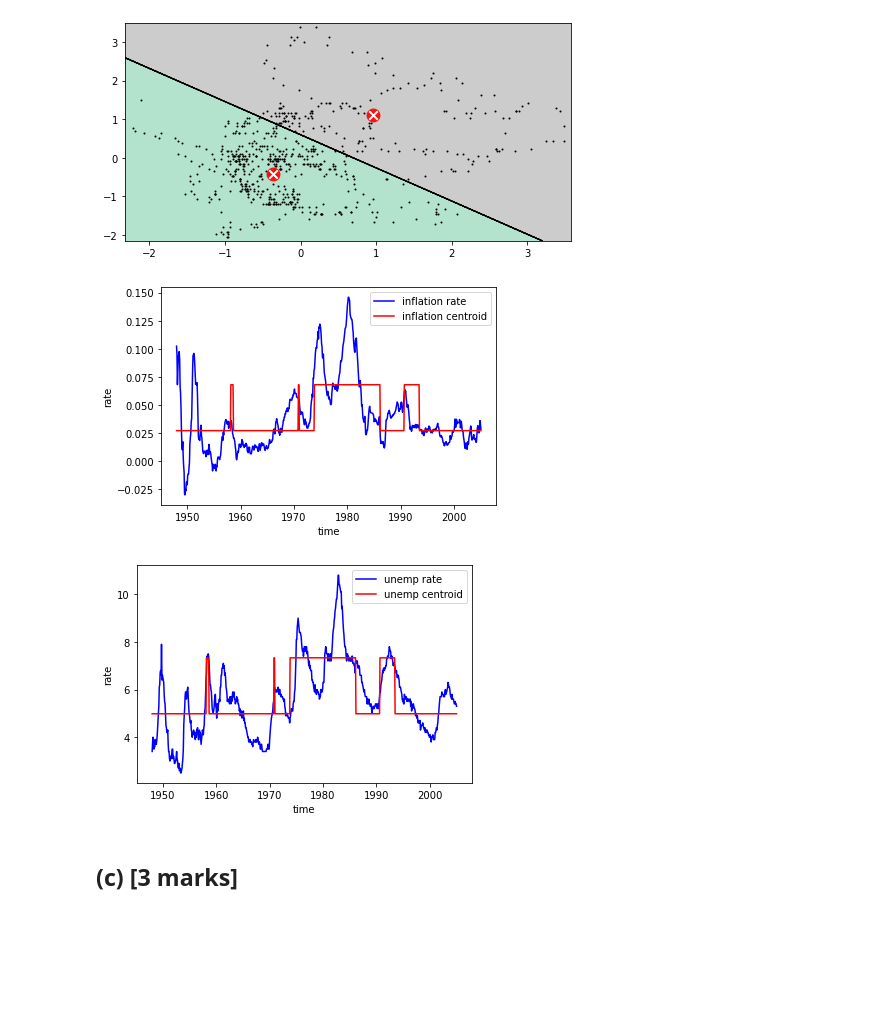
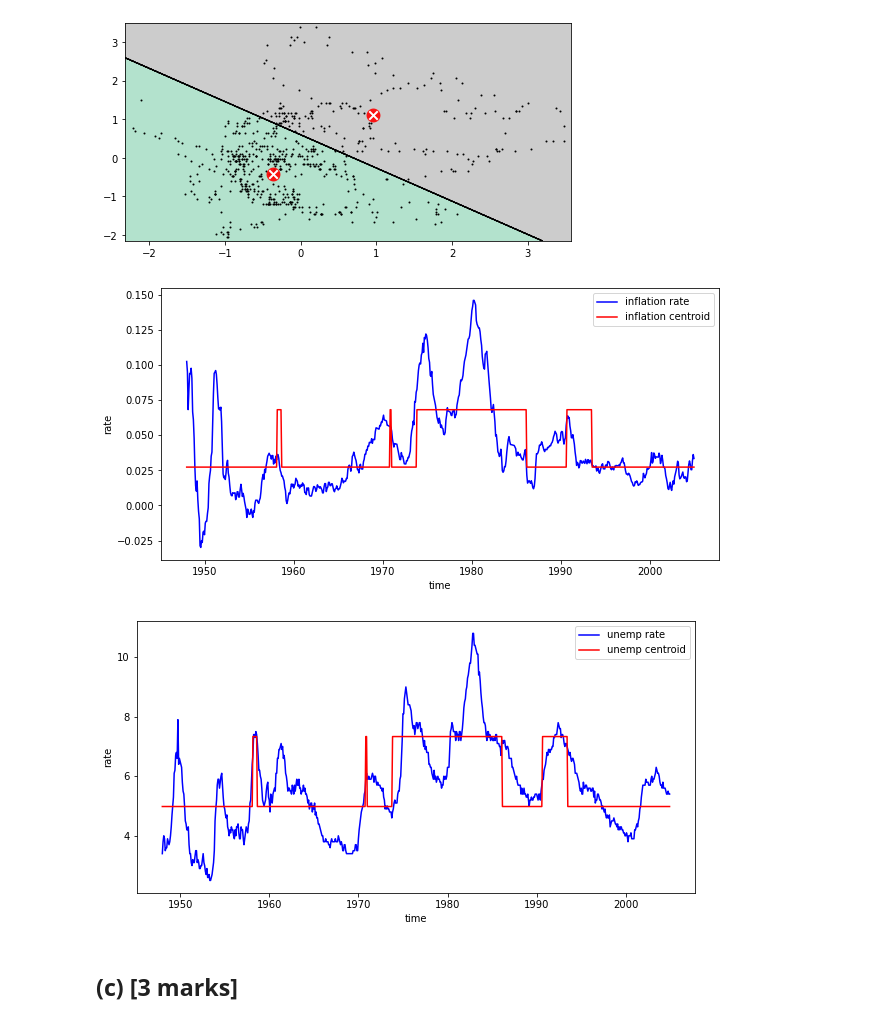
Before and after one commit to InfinityKing48/CFRM521, a Jupyter notebook: HW3/Homework3.ipynb, the cells around one changed output. Cells and saved outputs as stored; diff of their text form; code cells hidden in the pictures; blank space fills up the shorter version.

```diff
--- a/HW3/Homework3.ipynb
+++ b/HW3/Homework3.ipynb
@@ -442,7 +463,7 @@ Split the data into a training set (before Jan 2005, using `data[:"2005-1-1"]` f
 # %%
 from sklearn.preprocessing import StandardScaler
 
-X_train = data[:'2005-1-1']
+X_train = data[:'2004-12-1']
 X_test = data['2005-1-1':]
 
 scaler = StandardScaler()
@@ -571,7 +594,7 @@ kmc.fit(X_train)
 centroids = scaler.inverse_transform(kmc.cluster_centers_)
 regimes = kmc.predict(X_train)
 # %%
-X_train_original = data[:'2005-1-1']
+X_train_original = data[:'2004-12-1']
 X_test_original = data['2005-1-1':]
 inflation = X_train_original.iloc[:, 0]
 unemp = X_train_original.iloc[:, 1]
@@ -583,15 +606,19 @@ inflation_regimes[regimes == 1] = centroids[1, 0]
 unemp_regimes[regimes ==0] = centroids[0, 1]
 unemp_regimes[regimes ==1] = centroids[1, 1]
 # %%
+plt.figure(figsize=(10, 5))
+
 plt.plot(inflation, color = 'blue', label = 'inflation rate')
 plt.plot(inflation_regimes, color = 'red', label = 'inflation centroid')
 plt.legend()
 plt.xlabel('time')
 plt.ylabel('rate')
 plt.show()
 # %% [output]
-[figure, old version]
+[figure, new version]
 # %%
+plt.figure(figsize=(10, 5))
+
 plt.plot(unemp, color = 'blue', label = 'unemp rate')
 plt.plot(unemp_regimes, color = 'red', label = 'unemp centroid')
 plt.legend()
@@ -599,7 +626,7 @@ plt.xlabel('time')
 plt.ylabel('rate')
 plt.show()
 # %% [output]
-[figure, old version]
+[figure, new version]
 # %% [markdown]
 ## (c) [3 marks]
 # %% [markdown]
```
Also changed, not shown: parts of 24 cells of this notebook.
